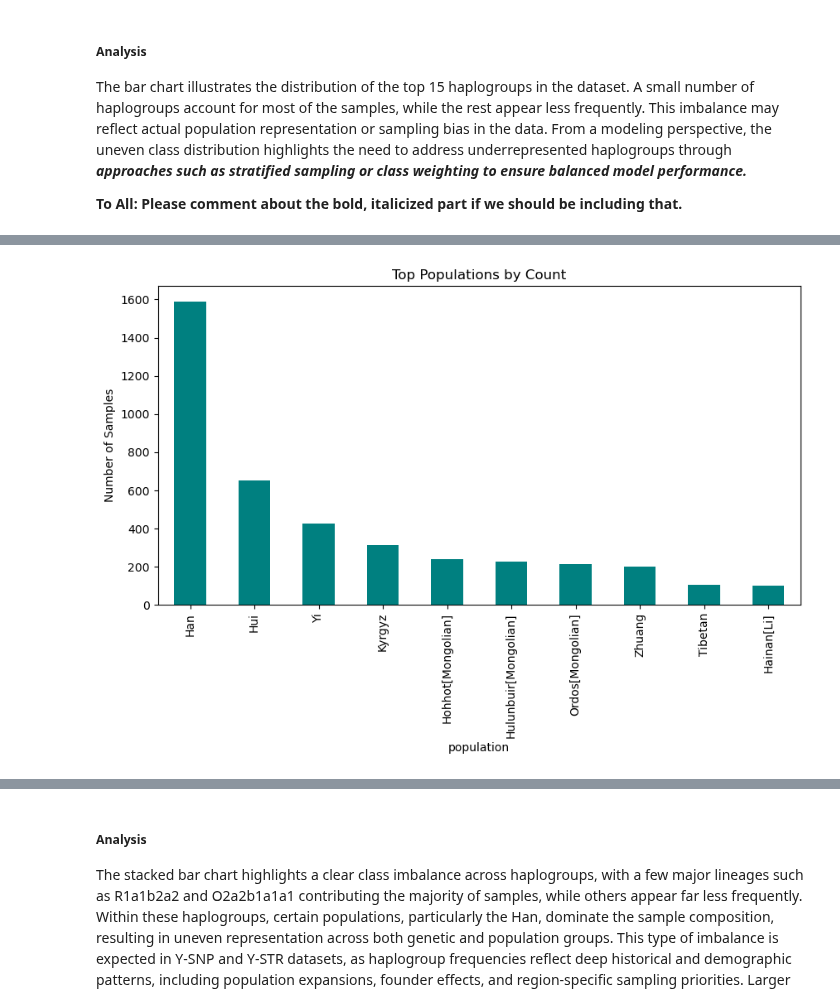
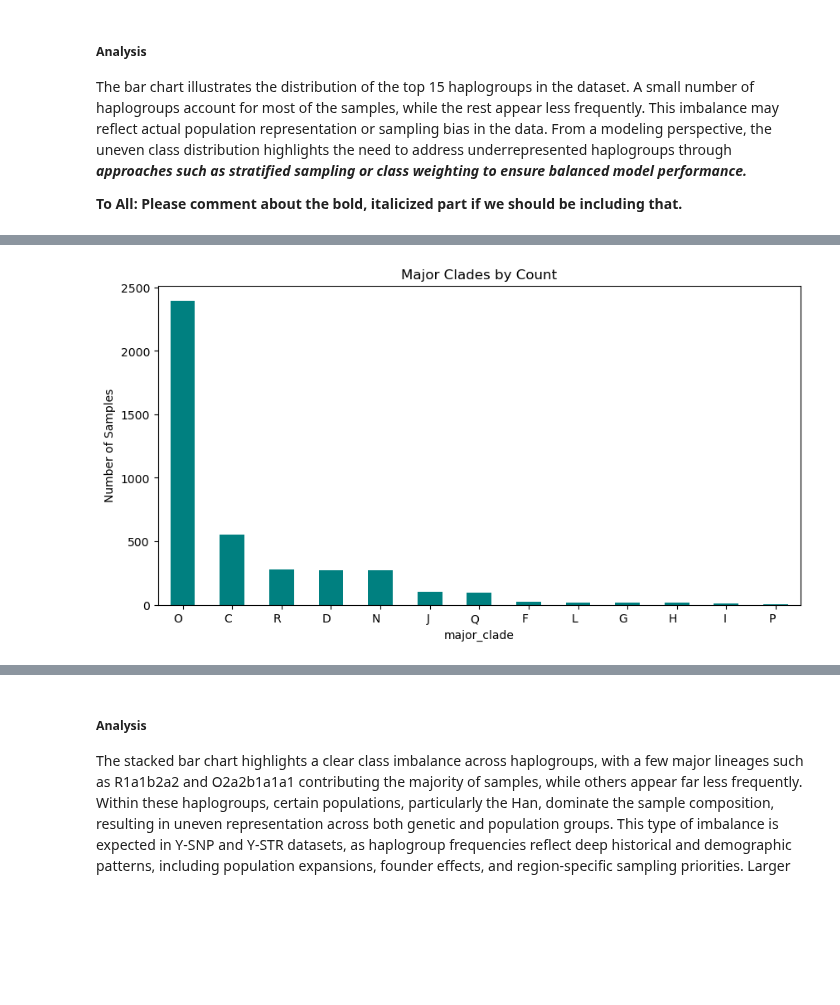
Before and after one commit to kibindy/LT8_final_project, a Jupyter notebook: Scratch - Mia.ipynb, the cells around one changed output, grey strips where cells are left out. Drawn from its saved outputs; the diff is of its cells as text; code cells hidden in the pictures; blank space fills up the shorter version.

```diff
--- a/Scratch - Mia.ipynb
+++ b/Scratch - Mia.ipynb
@@ -284,3 +284,7 @@ plt.show()
 The bar chart illustrates the distribution of the top 15 haplogroups in the dataset. A small number of haplogroups account for most of the samples, while the rest appear less frequently. This imbalance may reflect actual population representation or sampling bias in the data. From a modeling perspective, the uneven class distribution highlights the need to address underrepresented haplogroups through <b><i> approaches such as stratified sampling or class weighting to ensure balanced model performance. </b></i>
 
 <b> To All: Please comment about the bold, italicized part if we should be including that. </b>
+# %%
+hap_col = df.columns[0]
+df["major_clade"] = df[hap_col].str.extract(r"^([A-Z])")
+df.head()
@@ -287,8 +299,12 @@ The bar chart illustrates the distribution of the top 15 haplogroups in the data
 # %%
 plt.figure(figsize=(10,5))
-df['population'].value_counts().head(15).plot(kind='bar', color='teal')
-plt.title("Top Populations by Count")
+df['major_clade'].value_counts().head(15).plot(kind='bar', color='teal')
+plt.title("Major Clades by Count")
 plt.ylabel("Number of Samples")
+
+# Rotate x-axis labels
+plt.xticks(rotation=360, ha='right')  # or 60, ha='center' depending on spacing
+
 plt.show()
 # %% [output]
-[figure, old version]
+[figure, new version]
```
Also changed, not shown: parts of 5 cells of this notebook, 1 other file.
